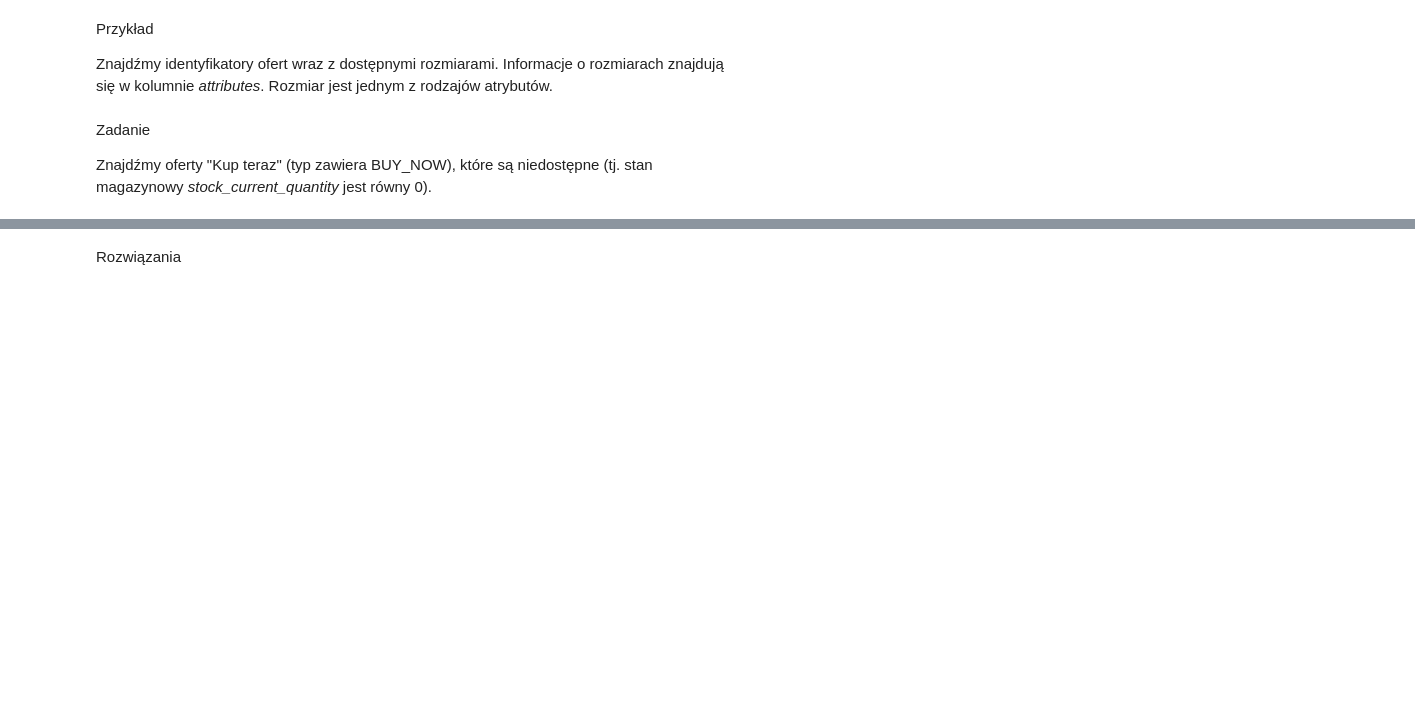
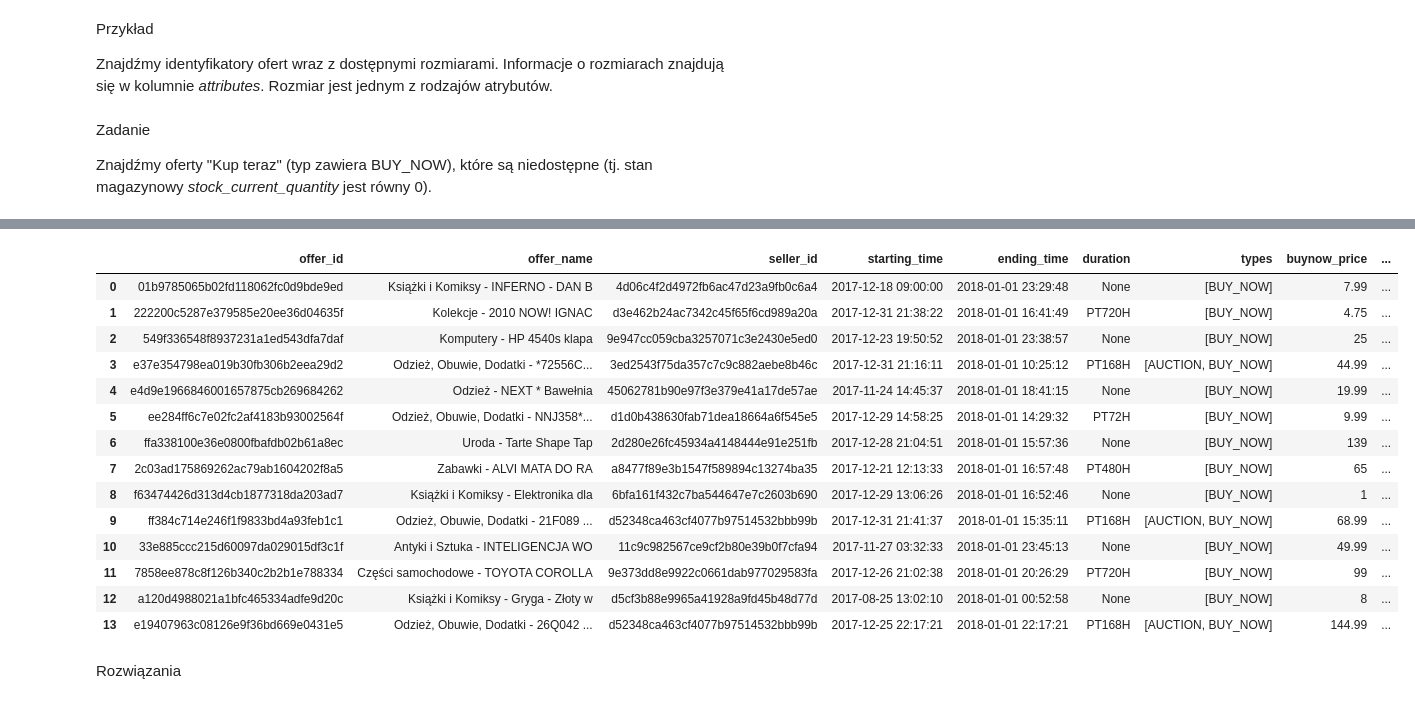
Before and after one commit to mkjmdski/spark-postgraduate-studies-devcontainer, a Jupyter notebook: notebooks/learning/PySpark - workshop.ipynb, the cells around one changed output, grey strips where cells are left out. Cells and saved outputs as stored; diff of their text form; code cells hidden in the pictures; blank space fills up the shorter version.

```diff
--- a/notebooks/learning/PySpark - workshop.ipynb
+++ b/notebooks/learning/PySpark - workshop.ipynb
@@ -764,3 +926,28 @@ Znajdźmy oferty "Kup teraz" (typ zawiera BUY_NOW), które są niedostępne (tj.
+# %%
+# display(uam_offers.select("*").limit(1))
+from pyspark.sql.functions import array_contains
+display(
+    uam_offers.where(
+        (array_contains(uam_offers.types, "BUY_NOW"))
+        & (uam_offers.stock_current_quantity == 0)
+    )
+)
+# %% [output]
+|  | offer_id | offer_name | seller_id | starting_time | ending_time | duration | types | buynow_price | ... |
+| 0 | 01b9785065b02fd118062fc0d9bde9ed | Książki i Komiksy - INFERNO - DAN B | 4d06c4f2d4972fb6ac47d23a9fb0c6a4 | 2017-12-18 09:00:00 | 2018-01-01 23:29:48 | None | [BUY_NOW] | 7.99 | ... |
+| 1 | 222200c5287e379585e20ee36d04635f | Kolekcje - 2010 NOW! IGNAC | d3e462b24ac7342c45f65f6cd989a20a | 2017-12-31 21:38:22 | 2018-01-01 16:41:49 | PT720H | [BUY_NOW] | 4.75 | ... |
+| 2 | 549f336548f8937231a1ed543dfa7daf | Komputery - HP 4540s klapa | 9e947cc059cba3257071c3e2430e5ed0 | 2017-12-23 19:50:52 | 2018-01-01 23:38:57 | None | [BUY_NOW] | 25 | ... |
+| 3 | e37e354798ea019b30fb306b2eea29d2 | Odzież, Obuwie, Dodatki - *72556C... | 3ed2543f75da357c7c9c882aebe8b46c | 2017-12-31 21:16:11 | 2018-01-01 10:25:12 | PT168H | [AUCTION, BUY_NOW] | 44.99 | ... |
+| 4 | e4d9e1966846001657875cb269684262 | Odzież - NEXT * Bawełnia | 45062781b90e97f3e379e41a17de57ae | 2017-11-24 14:45:37 | 2018-01-01 18:41:15 | None | [BUY_NOW] | 19.99 | ... |
+| 5 | ee284ff6c7e02fc2af4183b93002564f | Odzież, Obuwie, Dodatki - NNJ358*... | d1d0b438630fab71dea18664a6f545e5 | 2017-12-29 14:58:25 | 2018-01-01 14:29:32 | PT72H | [BUY_NOW] | 9.99 | ... |
+| 6 | ffa338100e36e0800fbafdb02b61a8ec | Uroda - Tarte Shape Tap | 2d280e26fc45934a4148444e91e251fb | 2017-12-28 21:04:51 | 2018-01-01 15:57:36 | None | [BUY_NOW] | 139 | ... |
+| 7 | 2c03ad175869262ac79ab1604202f8a5 | Zabawki - ALVI MATA DO RA | a8477f89e3b1547f589894c13274ba35 | 2017-12-21 12:13:33 | 2018-01-01 16:57:48 | PT480H | [BUY_NOW] | 65 | ... |
+| 8 | f63474426d313d4cb1877318da203ad7 | Książki i Komiksy - Elektronika dla | 6bfa161f432c7ba544647e7c2603b690 | 2017-12-29 13:06:26 | 2018-01-01 16:52:46 | None | [BUY_NOW] | 1 | ... |
+| 9 | ff384c714e246f1f9833bd4a93feb1c1 | Odzież, Obuwie, Dodatki - 21F089 ... | d52348ca463cf4077b97514532bbb99b | 2017-12-31 21:41:37 | 2018-01-01 15:35:11 | PT168H | [AUCTION, BUY_NOW] | 68.99 | ... |
+| 10 | 33e885ccc215d60097da029015df3c1f | Antyki i Sztuka - INTELIGENCJA WO | 11c9c982567ce9cf2b80e39b0f7cfa94 | 2017-11-27 03:32:33 | 2018-01-01 23:45:13 | None | [BUY_NOW] | 49.99 | ... |
+| 11 | 7858ee878c8f126b340c2b2b1e788334 | Części samochodowe - TOYOTA COROLLA | 9e373dd8e9922c0661dab977029583fa | 2017-12-26 21:02:38 | 2018-01-01 20:26:29 | PT720H | [BUY_NOW] | 99 | ... |
+| 12 | a120d4988021a1bfc465334adfe9d20c | Książki i Komiksy - Gryga - Złoty w | d5cf3b88e9965a41928a9fd45b48d77d | 2017-08-25 13:02:10 | 2018-01-01 00:52:58 | None | [BUY_NOW] | 8 | ... |
+| 13 | e19407963c08126e9f36bd669e0431e5 | Odzież, Obuwie, Dodatki - 26Q042 ... | d52348ca463cf4077b97514532bbb99b | 2017-12-25 22:17:21 | 2018-01-01 22:17:21 | PT168H | [AUCTION, BUY_NOW] | 144.99 | ... |
 # %% [markdown]
 Rozwiązania
 # %%
```
Also changed, not shown: parts of 34 cells of this notebook, 1 other file.
